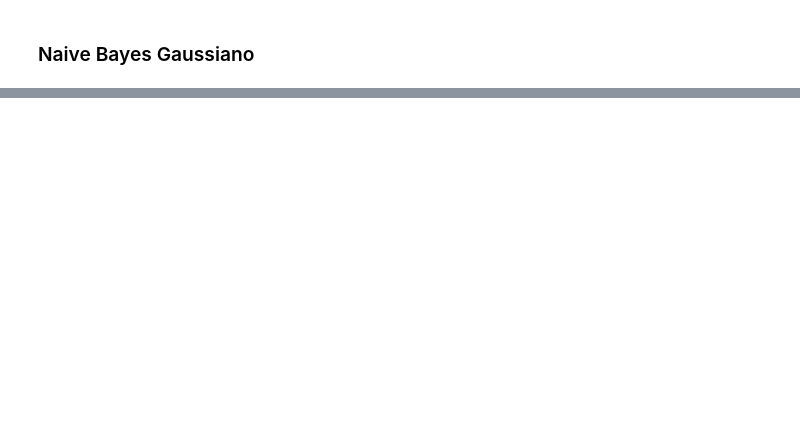
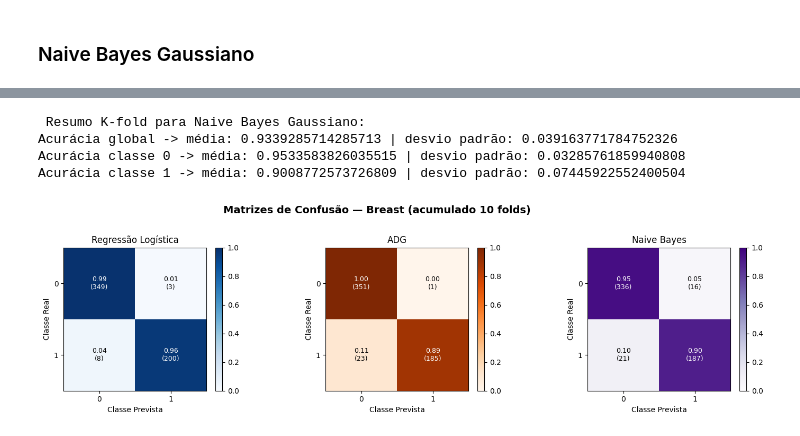
Before and after one commit to lulidsnn/aprendizagem_maquina, a Jupyter notebook: lista_02_ama/lista_02_luiza.ipynb, the cells around one changed output, grey strips where cells are left out. Saved outputs shown, nothing was run; the diff lists cells and outputs as text; code cells hidden in the pictures; blank space fills up the shorter version.

```diff
--- a/lista_02_ama/lista_02_luiza.ipynb
+++ b/lista_02_ama/lista_02_luiza.ipynb
@@ -66,3 +126,7 @@ def gd_logistic_regression(alfa, epsilon, epocas, X, y, w):
         custo.append(f_custo)
 
     return w, custo
+# %%
+def prever_logistica(X, w, limiar=0.5):
+    probs = sigmoid(X @ w)
+    return (probs >= limiar).astype(int)
@@ -99,0 +301,32 @@ Fold 10 -> Custo final: 0.75148414974093
+# %%
+def nb_predict(params, X):
+    preds = []
+    for x in X:
+        scores = {}
+        for c in params['classes']:
+            mu  = params['medias'][c]
+            var = params['variancias'][c]
+            log_veross = np.sum(-0.5 * np.log(2 * np.pi * var) - (x - mu)**2 / (2 * var))
+            scores[c] = np.log(params['priors'][c]) + log_veross
+        preds.append(max(scores, key=scores.get))
+    return np.array(preds).reshape(-1, 1)
+# %%
+accs_g_nb, accs_c0_nb, accs_c1_nb = [], [], []
+
+for fold in folds:
+    X_tr = fold['X_treino'][:, 1:]
+    X_te = fold['X_teste'][:, 1:]
+    y_tr = fold['y_treino']
+    y_te = fold['y_teste']
+
+    params = nb_fit(X_tr, y_tr)
+    y_pred = nb_predict(params, X_te)
+
+    mc_nb += matriz_confusao(fold['y_teste'], y_pred, classes_breast) # matriz de confusão
+
+    acc_g, acc_c = calcular_metricas(y_te, y_pred)
+    accs_g_nb.append(acc_g)
+    accs_c0_nb.append(acc_c[0])
+    accs_c1_nb.append(acc_c[1])
+
+    print(f"Fold {fold_idx+1} | Acc global: {acc_g}")
@@ -99,0 +344,21 @@ Fold 10 -> Custo final: 0.75148414974093
+# %%
+print("\n Resumo K-fold para Naive Bayes Gaussiano:")
+print(f"Acurácia global -> média: {np.mean(accs_g_nb)} | desvio padrão: {np.std(accs_g_nb)}")
+print(f"Acurácia classe 0 -> média: {np.mean(accs_c0_nb)} | desvio padrão: {np.std(accs_c0_nb)}")
+print(f"Acurácia classe 1 -> média: {np.mean(accs_c1_nb)} | desvio padrão: {np.std(accs_c1_nb)}")
+# %% [output]
+ Resumo K-fold para Naive Bayes Gaussiano:
+Acurácia global -> média: 0.9339285714285713 | desvio padrão: 0.039163771784752326
+Acurácia classe 0 -> média: 0.9533583826035515 | desvio padrão: 0.03285761859940808
+Acurácia classe 1 -> média: 0.9008772573726809 | desvio padrão: 0.07445922552400504
+# %%
+# plot das matrizes de confusão para cada abordagem
+plotar_matrizes(
+    mcs=[mc_lr, mc_adg, mc_nb],
+    titulos=['Regressão Logística', 'ADG', 'Naive Bayes'],
+    classes=classes_breast,
+    titulo_geral='Matrizes de Confusão — Breast (acumulado 10 folds)',
+    cmaps=['Blues', 'Oranges', 'Purples']
+)
+# %% [output]
+[figure, added]
```
Also changed, not shown: parts of 38 cells of this notebook.
